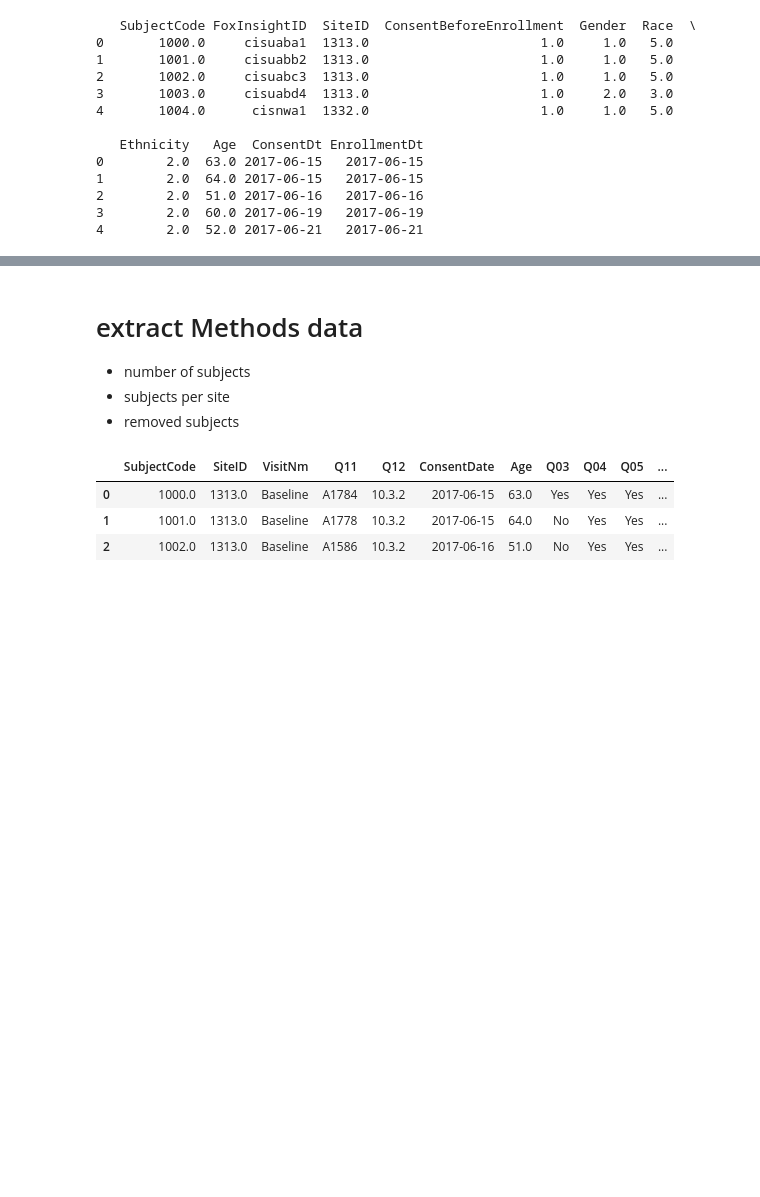
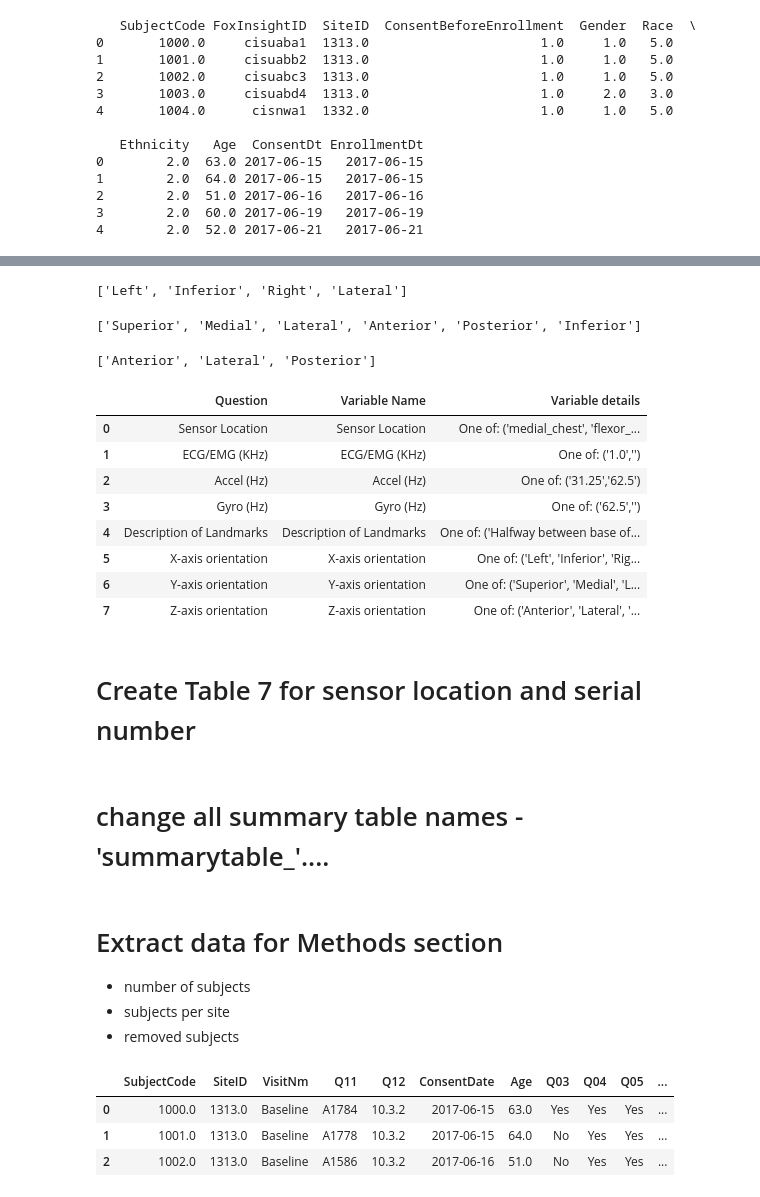
Before and after one commit to kamshee/CIS-PD_Curation, a Jupyter notebook: createtable.ipynb, the cells around one changed output, grey strips where cells are left out. Cells and saved outputs as stored; diff of their text form; code cells hidden in the pictures; blank space fills up the shorter version.

Commit message:
finished table 4 and 6

```diff
--- a/createtable.ipynb
+++ b/createtable.ipynb
@@ -569,0 +502,12 @@ print(subjenroll.head(5))
+# %%
+sensordf.iloc[:,5].unique().tolist()
+# %% [output]
+['Left', 'Inferior', 'Right', 'Lateral']
+# %%
+sensordf.iloc[:,6].unique().tolist()
+# %% [output]
+['Superior', 'Medial', 'Lateral', 'Anterior', 'Posterior', 'Inferior']
+# %%
+sensordf.iloc[:,7].unique().tolist()
+# %% [output]
+['Anterior', 'Lateral', 'Posterior']
@@ -570,5 +516,41 @@ print(subjenroll.head(5))
+# %%
+tabledata = {
+'Question': sensordf.columns.tolist(),
+'Variable Name': sensordf.columns.tolist(),
+'Variable details': ['One of: (\'' + '\', \''.join(sensordf.iloc[:,0].unique().tolist()) + '\')',
+                     'One of: (\'1.0\',\'\')',
+                     'One of: (\'31.25\',\'62.5\')',
+                     'One of: (\'62.5\',\'\')',
+                     'One of: (\'' + '\', \''.join(sensordf.iloc[:,4].unique().tolist()) + '\')',
+                     'One of: (\'' + '\', \''.join(sensordf.iloc[:,5].unique().tolist()) + '\')',
+                     'One of: (\'' + '\', \''.join(sensordf.iloc[:,6].unique().tolist()) + '\')',
+                     'One of: (\'' + '\', \''.join(sensordf.iloc[:,7].unique().tolist()) + '\')']
+}
+df = pd.DataFrame(tabledata)
+
+# save table as csv file
+tablepath = r'Y:\CIS-PD Study\MJFF Curation\tables'
+filename = os.path.join(tablepath, 'summarytable_sensorinfo.csv')
+with open(filename,'wb') as f:
+    df.to_csv(filename, sep=',', index=False)
+# %%
+df
+# %% [output]
+|  | Question | Variable Name | Variable details |
+| 0 | Sensor Location | Sensor Location | One of: ('medial_chest', 'flexor_... |
+| 1 | ECG/EMG (KHz) | ECG/EMG (KHz) | One of: ('1.0','') |
+| 2 | Accel (Hz) | Accel (Hz) | One of: ('31.25','62.5') |
+| 3 | Gyro (Hz) | Gyro (Hz) | One of: ('62.5','') |
+| 4 | Description of Landmarks | Description of Landmarks | One of: ('Halfway between base of... |
+| 5 | X-axis orientation | X-axis orientation | One of: ('Left', 'Inferior', 'Rig... |
+| 6 | Y-axis orientation | Y-axis orientation | One of: ('Superior', 'Medial', 'L... |
+| 7 | Z-axis orientation | Z-axis orientation | One of: ('Anterior', 'Lateral', '... |
+# %% [markdown]
+# Create Table 7 for sensor location and serial number
+# %% [markdown]
+# change all summary table names - 'summarytable_'....
 # %% [markdown]
-# extract Methods data
+# Extract data for Methods section
 - number of subjects
 - subjects per site
 - removed subjects
```
Also changed, not shown: parts of 44 cells of this notebook.
